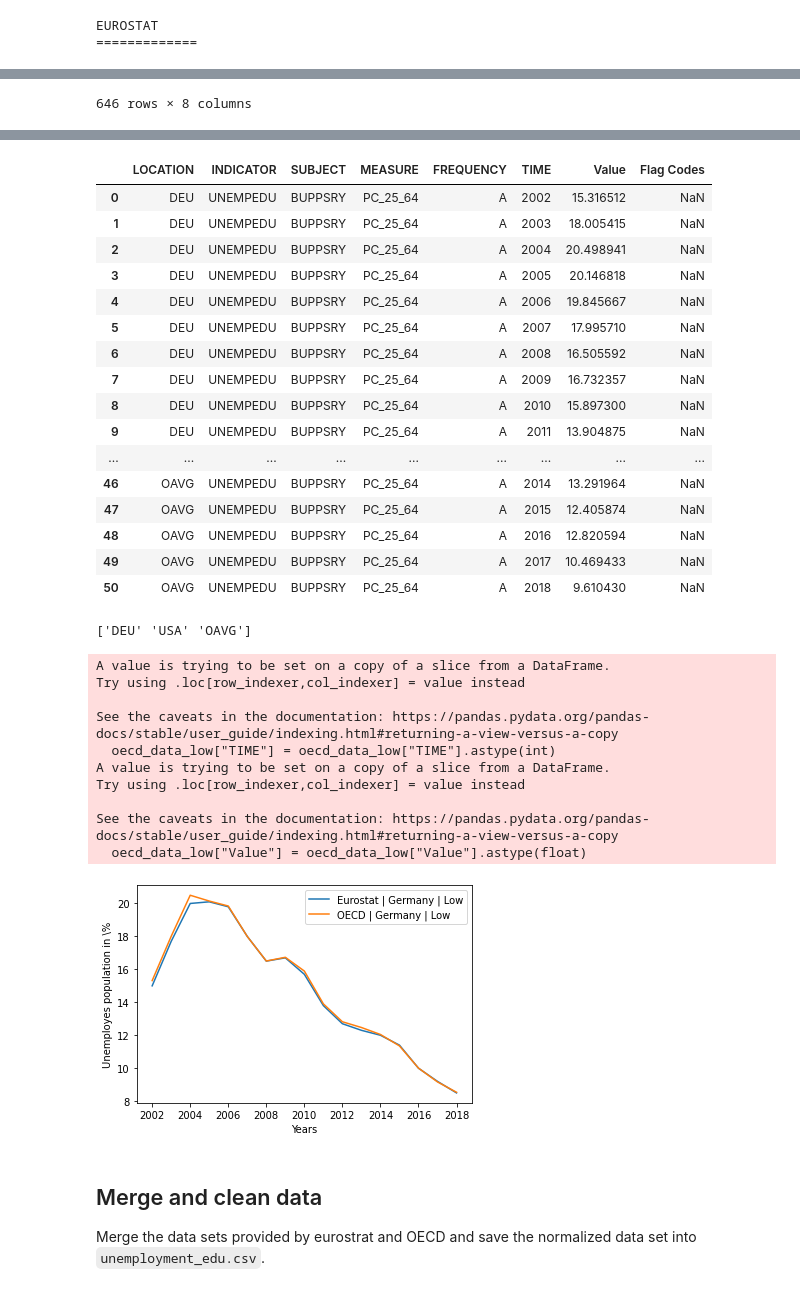
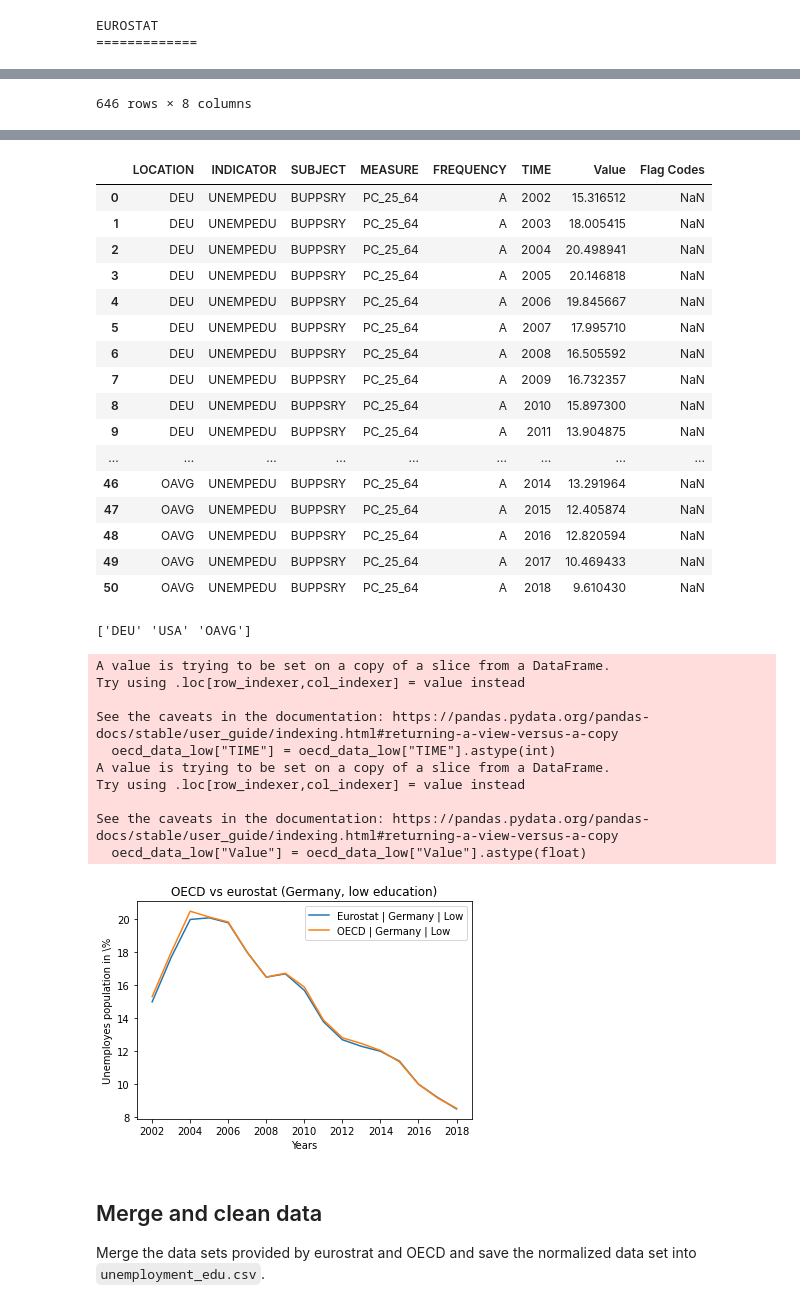
Before and after one commit to JanTSV/DataScience, a Jupyter notebook: examTask/main.ipynb, the cells around one changed output, grey strips where cells are left out. Saved outputs shown, nothing was run; the diff lists cells and outputs as text; code cells hidden in the pictures.

```diff
--- a/examTask/main.ipynb
+++ b/examTask/main.ipynb
@@ -53,7 +51,7 @@ In order to extract the needed data, the raw data firstly has to be inspected.
 - Save merged and cleaned data set in `unemployment_edu.csv`.
 # %%
 # Inspect raw data of euro stat
-eurostat = Path("raw_data", "eurostat")
+eurostat = Path("rawdata", "eurostat")
 eurostat_data = read_raw_data(low_file=eurostat.joinpath("EuroStat_Low_Germany.csv"),
                               middle_file=eurostat.joinpath("EuroStat_Middle_Germany.csv"),
                               high_file=eurostat.joinpath("EuroStat_High_Germany.csv"))
@@ -72,7 +70,7 @@ plt.ylabel("Unemployes population in \%")
 plt.plot("TIME", "Value", data=eurostat_germany_low, label="Eurostat | Germany | Low")
 
 # Inspect raw data of OECD
-oecd = Path("raw_data", "oecd")
+oecd = Path("rawdata", "oecd")
 oecd_data = read_raw_data(low_file=oecd.joinpath("OECD_Low_Germany_USA.csv"),
                           middle_file=oecd.joinpath("OECD_Middle_Germany_USA.csv"),
                           high_file=oecd.joinpath("OECD_High_Germany_USA.csv"))
@@ -86,6 +84,7 @@ oecd_data_low = df.loc[df["LOCATION"] == "DEU"]
 oecd_data_low["TIME"] = oecd_data_low["TIME"].astype(int)
 oecd_data_low["Value"] = oecd_data_low["Value"].astype(float)
 plt.plot("TIME", "Value", data=oecd_data_low, label="OECD | Germany | Low")
+plt.title("OECD vs eurostat (Germany, low education)")
 plt.legend()
 plt.show()
 # %% [output]
@@ -127,34 +126,34 @@ Try using .loc[row_indexer,col_indexer] = value instead
 See the caveats in the documentation: https://pandas.pydata.org/pandas-docs/stable/user_guide/indexing.html#returning-a-view-versus-a-copy
   eurostat_germany_low["Value"] = eurostat_germany_low["Value"].astype(float)
 |  | LOCATION | INDICATOR | SUBJECT | MEASURE | FREQUENCY | TIME | Value | Flag Codes |
 | 0 | DEU | UNEMPEDU | BUPPSRY | PC_25_64 | A | 2002 | 15.316512 | NaN |
 | 1 | DEU | UNEMPEDU | BUPPSRY | PC_25_64 | A | 2003 | 18.005415 | NaN |
 | 2 | DEU | UNEMPEDU | BUPPSRY | PC_25_64 | A | 2004 | 20.498941 | NaN |
 | 3 | DEU | UNEMPEDU | BUPPSRY | PC_25_64 | A | 2005 | 20.146818 | NaN |
 | 4 | DEU | UNEMPEDU | BUPPSRY | PC_25_64 | A | 2006 | 19.845667 | NaN |
 | 5 | DEU | UNEMPEDU | BUPPSRY | PC_25_64 | A | 2007 | 17.995710 | NaN |
 | 6 | DEU | UNEMPEDU | BUPPSRY | PC_25_64 | A | 2008 | 16.505592 | NaN |
 | 7 | DEU | UNEMPEDU | BUPPSRY | PC_25_64 | A | 2009 | 16.732357 | NaN |
 | 8 | DEU | UNEMPEDU | BUPPSRY | PC_25_64 | A | 2010 | 15.897300 | NaN |
 | 9 | DEU | UNEMPEDU | BUPPSRY | PC_25_64 | A | 2011 | 13.904875 | NaN |
 | ... | ... | ... | ... | ... | ... | ... | ... | ... |
 | 46 | OAVG | UNEMPEDU | BUPPSRY | PC_25_64 | A | 2014 | 13.291964 | NaN |
 | 47 | OAVG | UNEMPEDU | BUPPSRY | PC_25_64 | A | 2015 | 12.405874 | NaN |
 | 48 | OAVG | UNEMPEDU | BUPPSRY | PC_25_64 | A | 2016 | 12.820594 | NaN |
 | 49 | OAVG | UNEMPEDU | BUPPSRY | PC_25_64 | A | 2017 | 10.469433 | NaN |
 | 50 | OAVG | UNEMPEDU | BUPPSRY | PC_25_64 | A | 2018 | 9.610430 | NaN |
 ['DEU' 'USA' 'OAVG']
 A value is trying to be set on a copy of a slice from a DataFrame.
 Try using .loc[row_indexer,col_indexer] = value instead
 
 See the caveats in the documentation: https://pandas.pydata.org/pandas-docs/stable/user_guide/indexing.html#returning-a-view-versus-a-copy
   oecd_data_low["TIME"] = oecd_data_low["TIME"].astype(int)
 A value is trying to be set on a copy of a slice from a DataFrame.
 Try using .loc[row_indexer,col_indexer] = value instead
 
 See the caveats in the documentation: https://pandas.pydata.org/pandas-docs/stable/user_guide/indexing.html#returning-a-view-versus-a-copy
   oecd_data_low["Value"] = oecd_data_low["Value"].astype(float)
-[figure, old version]
+[figure, new version]
 # %% [markdown]
 ## Merge and clean data
 
```
Also changed, not shown: parts of 13 cells of this notebook, 7 other files.
